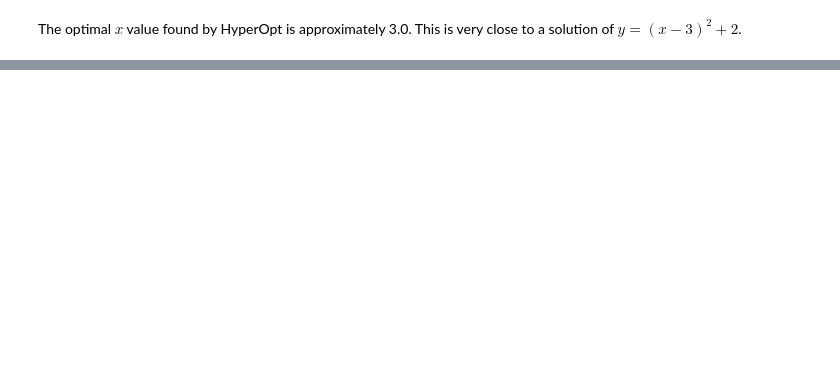
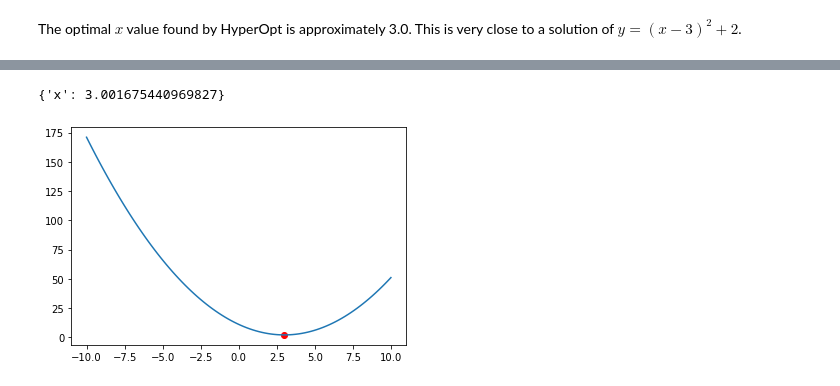
Before and after one commit to hyperopt/hyperopt, a Jupyter notebook: tutorial/01.BasicTutorial.ipynb, the cells around one changed output, grey strips where cells are left out. Saved outputs shown, nothing was run; the diff lists cells and outputs as text; code cells hidden in the pictures; blank space fills up the shorter version.

Commit message:
Changed from 'auto' to 'annotated' on space definition. Updated tutorial notebook with new space definition.

```diff
--- a/tutorial/01.BasicTutorial.ipynb
+++ b/tutorial/01.BasicTutorial.ipynb
@@ -64,0 +76,22 @@ The optimal $x$ value found by HyperOpt is approximately 3.0. This is very close
+# %%
+def objective(
+    x: hp.uniform('x', -10, 10)  # Declare space as typed
+):
+    return (x-3)**2 + 2
+# %%
+best = fmin(
+    fn=objective, # Objective Function to optimize
+    space="annotated", # Hyperparameter's Search Space now is declared on objective
+    algo=tpe.suggest, # Optimization algorithm
+    max_evals=1000 # Number of optimization attempts
+)
+print(best)
+# %% [output]
+{'x': 3.001675440969827}
+# %%
+fig = plt.figure()
+plt.plot(x, y)
+plt.scatter(best['x'], objective(best['x']), color='red')
+plt.show()
+# %% [output]
+[figure, added]
```
Also changed, not shown: parts of 3 cells of this notebook, 1 other file.
